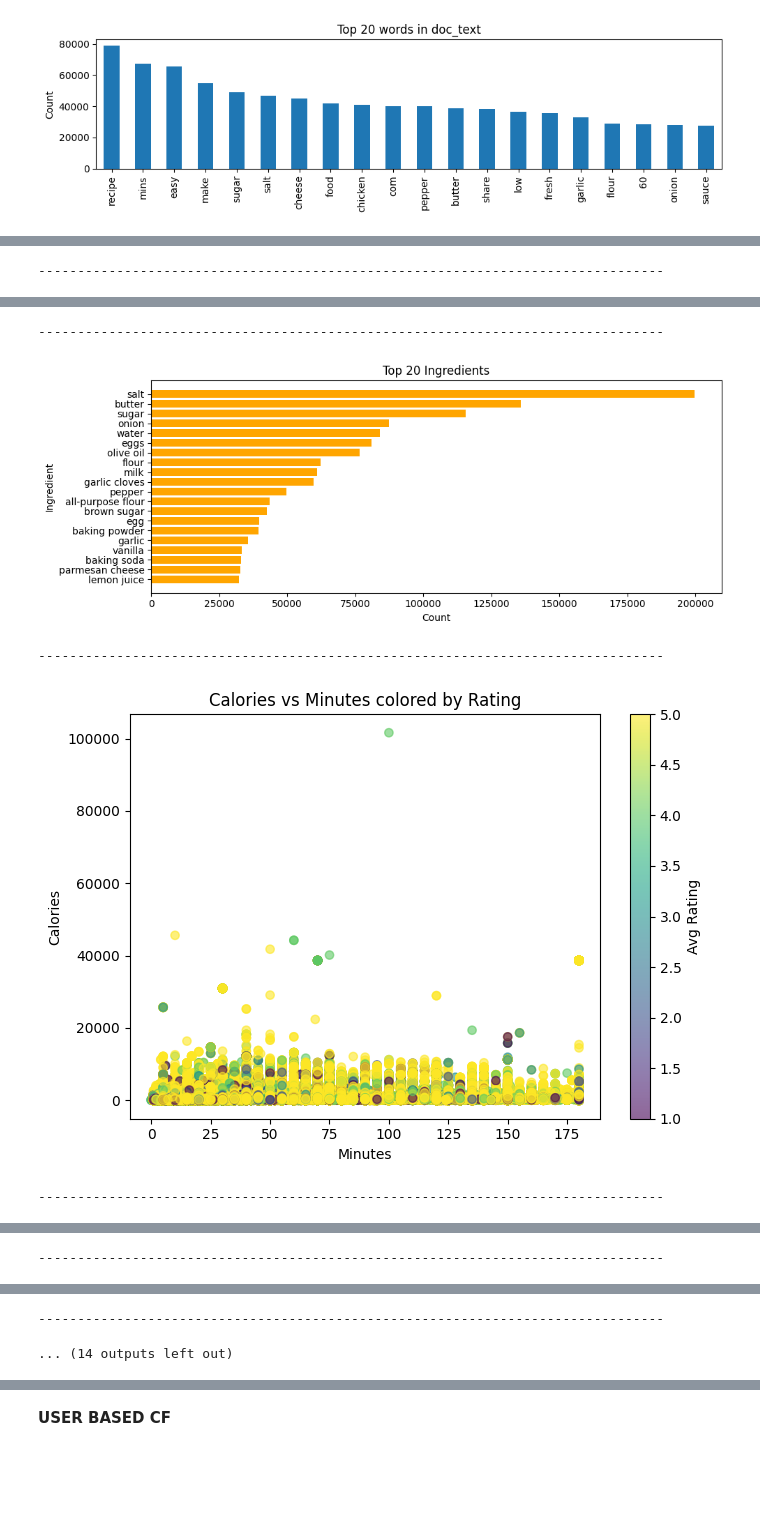
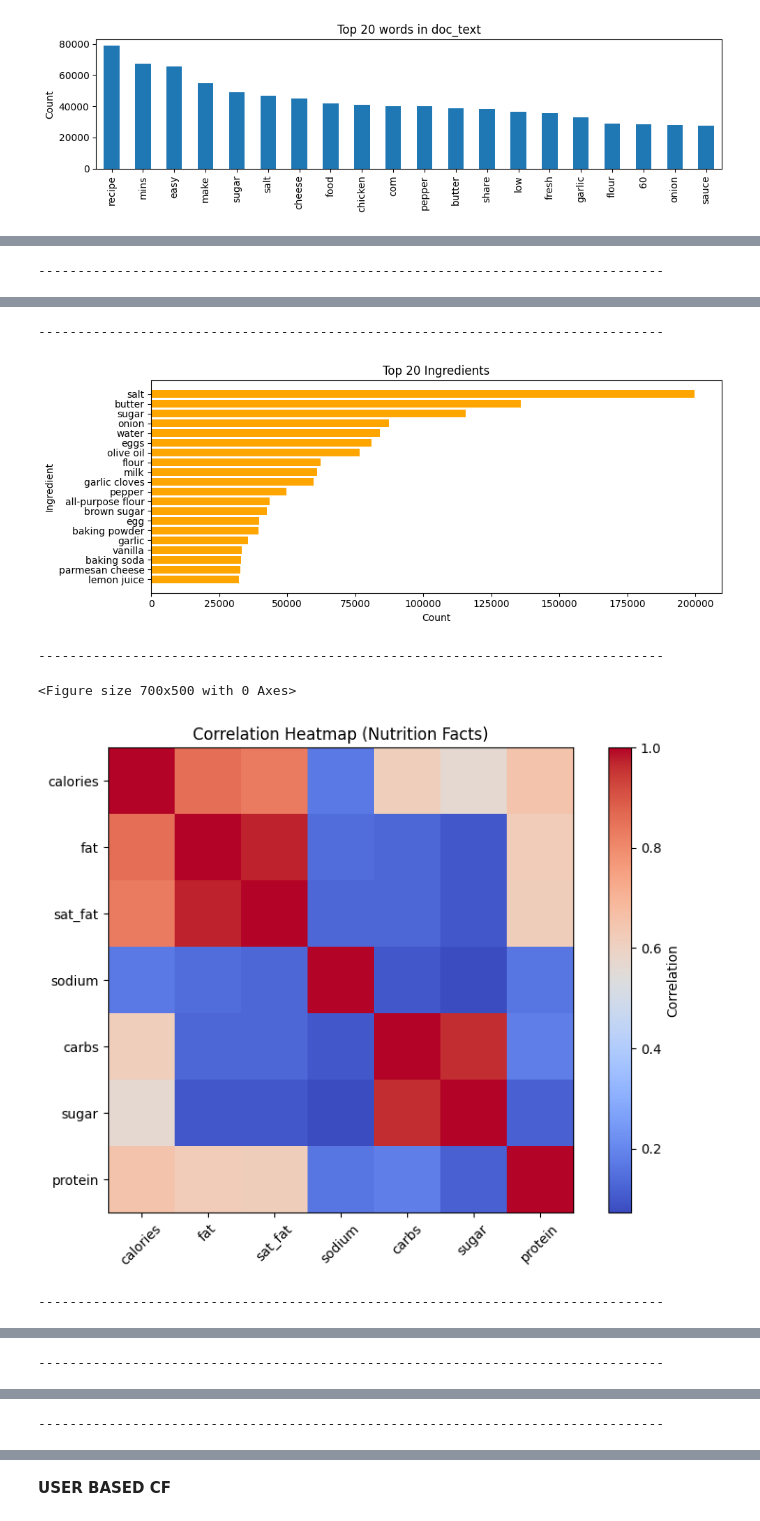
Before and after one commit to AISHU150505/RECIPE_RECOMMENDER_SYSTEM, a Jupyter notebook: BDA_PROJECT_NEW_AS.ipynb, the cells around one changed output, grey strips where cells are left out. Cells and saved outputs as stored; diff of their text form; code cells hidden in the pictures; blank space fills up the shorter version.

```diff
--- a/BDA_PROJECT_NEW_AS.ipynb
+++ b/BDA_PROJECT_NEW_AS.ipynb
@@ -363,7 +322,6 @@ import matplotlib.pyplot as plt
 import numpy as np
 import pandas as pd
 from wordcloud import WordCloud
-
 def show_plot():
     plt.tight_layout()
     plt.show()
@@ -394,94 +352,44 @@ show_plot()
 
 m2 = mm.merge(recipes[['recipe_id','calories']], on="recipe_id", how="left")
 plt.figure(figsize=(7,5))
-sc = plt.scatter(m2['minutes'], m2['calories'], c=m2['rating'], cmap="viridis", alpha=0.6)
-plt.colorbar(sc, label="Avg Rating")
-plt.title("Calories vs Minutes colored by Rating")
-plt.xlabel("Minutes"); plt.ylabel("Calories")
-show_plot()
+
 
 mm['bucket'] = (mm['minutes']//10)*10
 buckets = sorted(mm['bucket'].unique())
 data = [mm.loc[mm['bucket']==b, 'rating'] for b in buckets]
-plt.figure(figsize=(9,5))
-plt.boxplot(data, labels=buckets)
-plt.title("Ratings by Cooking Time Bucket")
-plt.xlabel("Cooking Time (10-min buckets)"); plt.ylabel("Rating")
-show_plot()
-
-plt.figure(figsize=(9,5))
-plt.violinplot(data, showmeans=True, showmedians=True)
-plt.xticks(np.arange(1,len(buckets)+1), buckets)
-plt.title("Violin Plot of Ratings by Cooking Time Bucket")
-plt.xlabel("Cooking Time (10-min buckets)"); plt.ylabel("Rating")
-show_plot()
-
-vals = recipes['calories'].dropna().values
-plt.figure(figsize=(7,4))
-counts, bins = np.histogram(vals, bins=50, density=True)
-plt.plot(bins[:-1], counts, color="purple")
-plt.fill_between(bins[:-1], counts, alpha=0.3, color="purple")
-plt.title("Calories Distribution (KDE approx)")
-plt.xlabel("Calories"); plt.ylabel("Density")
-show_plot()
 
 nut_cols = ['calories','fat','sat_fat','sodium','carbs','sugar','protein']
 nutr = recipes[nut_cols].dropna()
 corr = nutr.corr().values
 plt.figure(figsize=(8,6))
 plt.imshow(corr, cmap="coolwarm", interpolation="nearest")
 plt.colorbar(label="Correlation")
 plt.xticks(range(len(nut_cols)), nut_cols, rotation=45)
 plt.yticks(range(len(nut_cols)), nut_cols)
 plt.title("Correlation Heatmap (Nutrition Facts)")
 show_plot()
 
 all_tags = [t for lst in recipes['tags'] if isinstance(lst,list) for t in lst]
 tag_counts = pd.Series(all_tags).value_counts().head(10)
 plt.figure(figsize=(6,6))
 plt.pie(tag_counts.values, labels=tag_counts.index, autopct='%1.1f%%', startangle=140)
 plt.title("Top 10 Tags Distribution")
 show_plot()
 
-plt.figure(figsize=(6,6))
-wedges, texts, autotexts = plt.pie(tag_counts.values, labels=tag_counts.index,
-                                   autopct='%1.1f%%', startangle=90)
-centre_circle = plt.Circle((0,0),0.70,fc='white')
-fig = plt.gcf()
-fig.gca().add_artist(centre_circle)
-plt.title("Donut Chart of Top Tags")
-show_plot()
-
 text = " ".join(recipes['doc_text'].dropna().astype(str).sample(5000, random_state=42))
 wc = WordCloud(width=800, height=400, background_color="white", colormap="plasma").generate(text)
 plt.figure(figsize=(10,5))
 plt.imshow(wc, interpolation="bilinear")
 plt.axis("off")
 plt.title("Word Cloud of Recipes")
 show_plot()
-
-plt.figure(figsize=(7,5))
-hb = plt.hexbin(m2['minutes'], m2['calories'], gridsize=40, cmap="Blues")
-plt.colorbar(hb, label="Count")
-plt.title("Hexbin Joint Distribution: Minutes vs Calories")
-plt.xlabel("Minutes"); plt.ylabel("Calories")
-show_plot()
-
-plt.figure(figsize=(9,5))
-for i, b in enumerate(buckets):
-    y = mm.loc[mm['bucket']==b, 'rating']
-    x = np.random.normal(i+1, 0.05, size=len(y))
-    plt.plot(x, y, 'o', alpha=0.4, color="teal")
-plt.xticks(range(1,len(buckets)+1), buckets)
-plt.title("Strip Plot of Ratings by Time Bucket")
-plt.xlabel("Cooking Time Bucket"); plt.ylabel("Rating")
-show_plot()
 # %% [output]
 [figure]
 --------------------------------------------------------------------------------
 [figure]
 --------------------------------------------------------------------------------
 [figure]
 --------------------------------------------------------------------------------
+<Figure size 700x500 with 0 Axes>
-[figure, old version]
+[figure, new version]
---------------------------------------------------------------------------------
+--------------------------------------------------------------------------------
@@ -489 +397 @@ show_plot()
---------------------------------------------------------------------------------
+--------------------------------------------------------------------------------
@@ -491,2 +399 @@ show_plot()
---------------------------------------------------------------------------------
-... (14 outputs left out)
+--------------------------------------------------------------------------------
```
Also changed, not shown: parts of 23 cells of this notebook, 1 other file.
